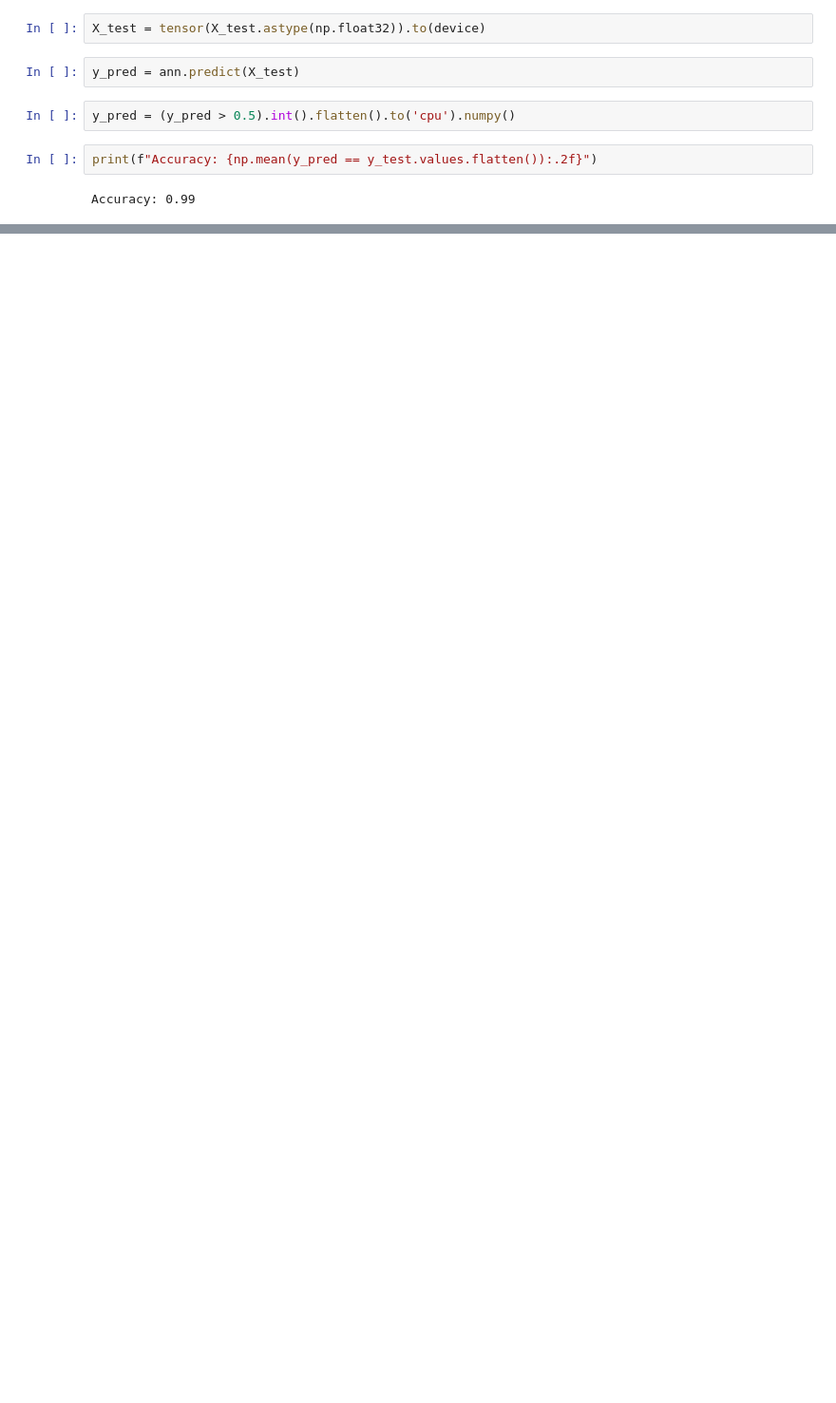
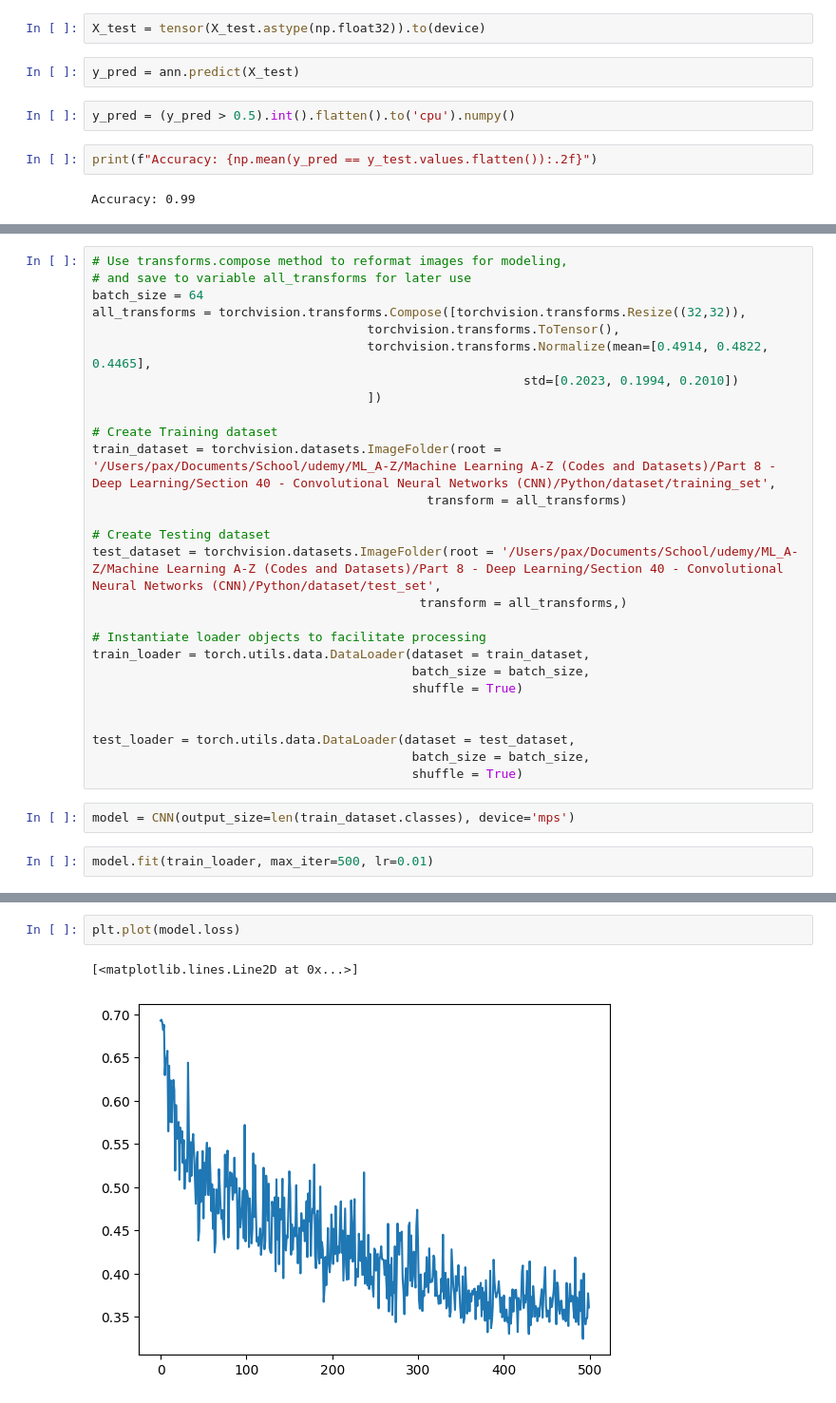
Before and after one commit to prachsk/ML_project, a Jupyter notebook: test.ipynb, the cells around one changed output, grey strips where cells are left out. Shown at 95% size. Saved outputs shown, nothing was run; the diff lists cells and outputs as text; blank space fills up the shorter version.

```diff
--- a/test.ipynb
+++ b/test.ipynb
@@ -204,0 +237,31 @@ plt.plot(ann.loss)
+# %%
+# Use transforms.compose method to reformat images for modeling,
+# and save to variable all_transforms for later use
+batch_size = 64
+all_transforms = torchvision.transforms.Compose([torchvision.transforms.Resize((32,32)),
+                                     torchvision.transforms.ToTensor(),
+                                     torchvision.transforms.Normalize(mean=[0.4914, 0.4822, 0.4465],
+                                                          std=[0.2023, 0.1994, 0.2010])
+                                     ])
+
+# Create Training dataset
+train_dataset = torchvision.datasets.ImageFolder(root = '/Users/pax/Documents/School/udemy/ML_A-Z/Machine Learning A-Z (Codes and Datasets)/Part 8 - Deep Learning/Section 40 - Convolutional Neural Networks (CNN)/Python/dataset/training_set',
+                                             transform = all_transforms)
+
+# Create Testing dataset
+test_dataset = torchvision.datasets.ImageFolder(root = '/Users/pax/Documents/School/udemy/ML_A-Z/Machine Learning A-Z (Codes and Datasets)/Part 8 - Deep Learning/Section 40 - Convolutional Neural Networks (CNN)/Python/dataset/test_set',
+                                            transform = all_transforms,)
+
+# Instantiate loader objects to facilitate processing
+train_loader = torch.utils.data.DataLoader(dataset = train_dataset,
+                                           batch_size = batch_size,
+                                           shuffle = True)
+
+
+test_loader = torch.utils.data.DataLoader(dataset = test_dataset,
+                                           batch_size = batch_size,
+                                           shuffle = True)
+# %%
+model = CNN(output_size=len(train_dataset.classes), device='mps')
+# %%
+model.fit(train_loader, max_iter=500, lr=0.01)
@@ -204,0 +301,5 @@ plt.plot(ann.loss)
+# %%
+plt.plot(model.loss)
+# %% [output]
+[<matplotlib.lines.Line2D at 0x...>]
+[figure, added]
```
Also changed, not shown: parts of 21 cells of this notebook, 3 other files.
